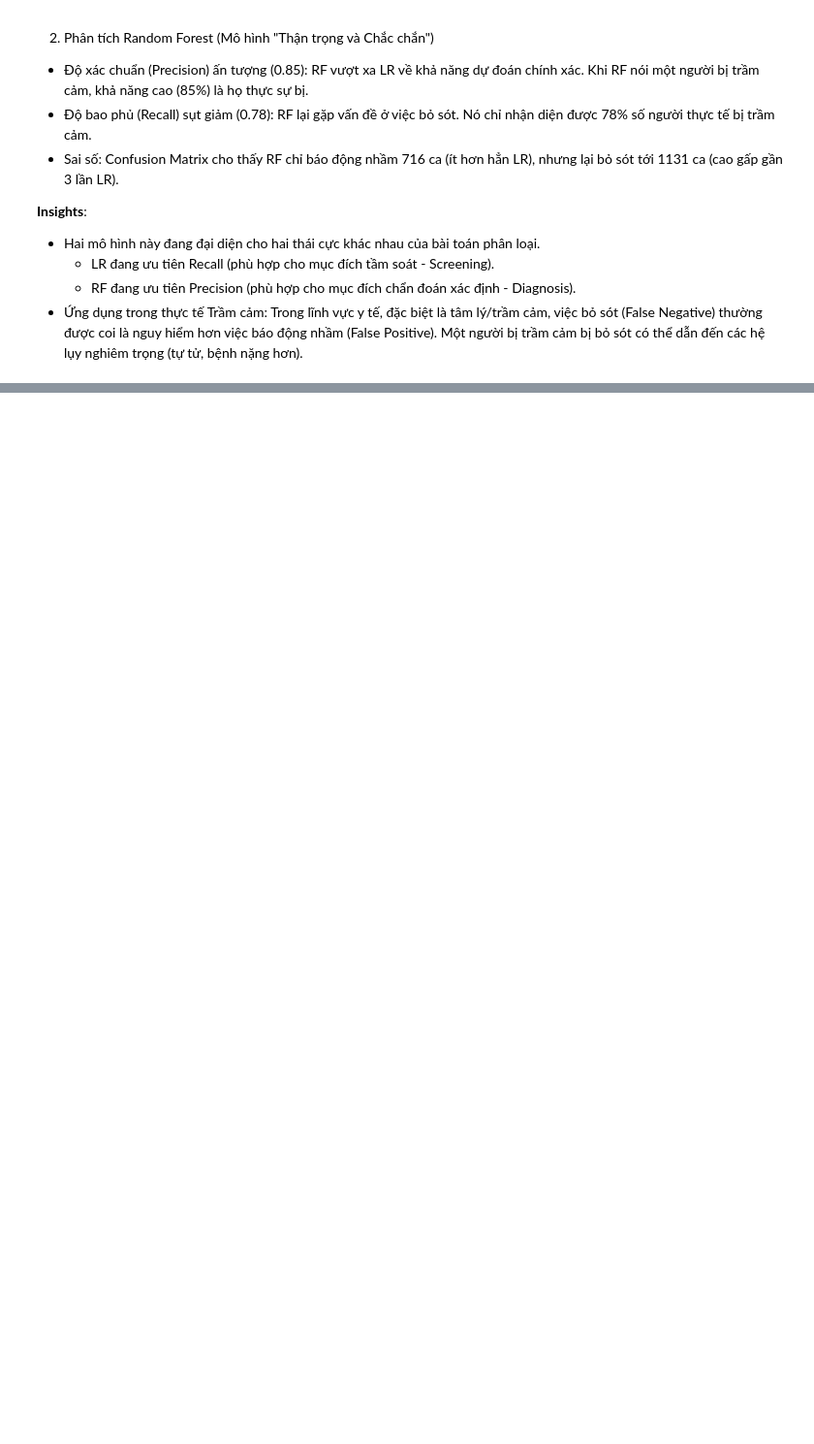
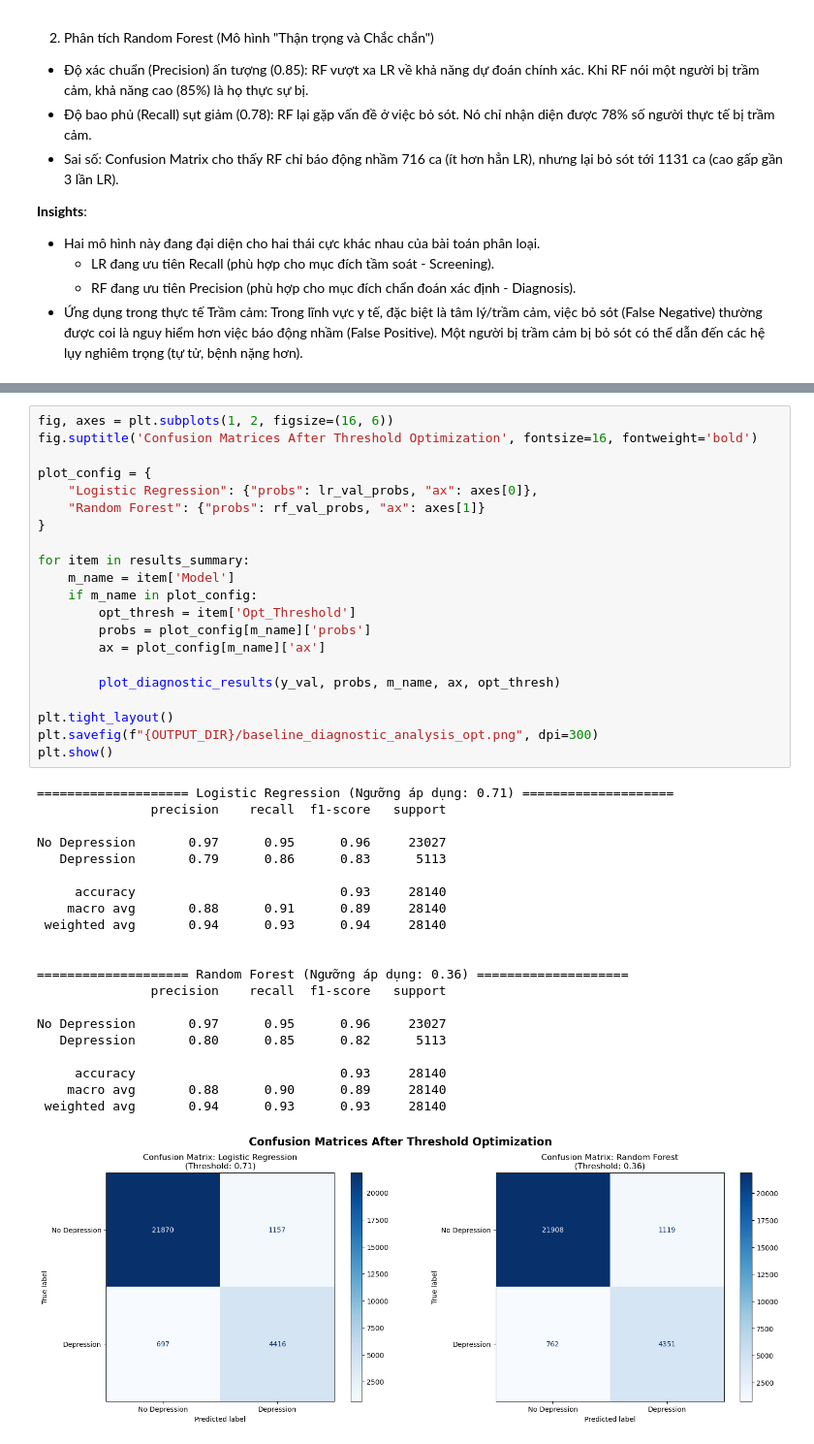
Before and after one commit to s4lt1f0l/Exploring-Mental-Health-Data, a Jupyter notebook: notebooks/03_baseline_models.ipynb, the cells around one changed output, grey strips where cells are left out. Shown at 97% size. Drawn from its saved outputs; the diff is of its cells as text; blank space fills up the shorter version.

```diff
--- a/notebooks/03_baseline_models.ipynb
+++ b/notebooks/03_baseline_models.ipynb
@@ -488,0 +540,43 @@ Ngưỡng xác suất tối ưu: 0.71 (F1-Score: 0.8265)
+# %%
+fig, axes = plt.subplots(1, 2, figsize=(16, 6))
+fig.suptitle('Confusion Matrices After Threshold Optimization', fontsize=16, fontweight='bold')
+
+plot_config = {
+    "Logistic Regression": {"probs": lr_val_probs, "ax": axes[0]},
+    "Random Forest": {"probs": rf_val_probs, "ax": axes[1]}
+}
+
+for item in results_summary:
+    m_name = item['Model']
+    if m_name in plot_config:
+        opt_thresh = item['Opt_Threshold']
+        probs = plot_config[m_name]['probs']
+        ax = plot_config[m_name]['ax']
+
+        plot_diagnostic_results(y_val, probs, m_name, ax, opt_thresh)
+
+plt.tight_layout()
+plt.savefig(f"{OUTPUT_DIR}/baseline_diagnostic_analysis_opt.png", dpi=300)
+plt.show()
+# %% [output]
+==================== Logistic Regression (Ngưỡng áp dụng: 0.71) ====================
+               precision    recall  f1-score   support
+
+No Depression       0.97      0.95      0.96     23027
+   Depression       0.79      0.86      0.83      5113
+
+     accuracy                           0.93     28140
+    macro avg       0.88      0.91      0.89     28140
+ weighted avg       0.94      0.93      0.94     28140
+
+
+==================== Random Forest (Ngưỡng áp dụng: 0.36) ====================
+               precision    recall  f1-score   support
+
+No Depression       0.97      0.95      0.96     23027
+   Depression       0.80      0.85      0.82      5113
+
+     accuracy                           0.93     28140
+    macro avg       0.88      0.90      0.89     28140
+ weighted avg       0.94      0.93      0.93     28140
+[figure, added]
```
Also changed, not shown: parts of 14 cells of this notebook.
